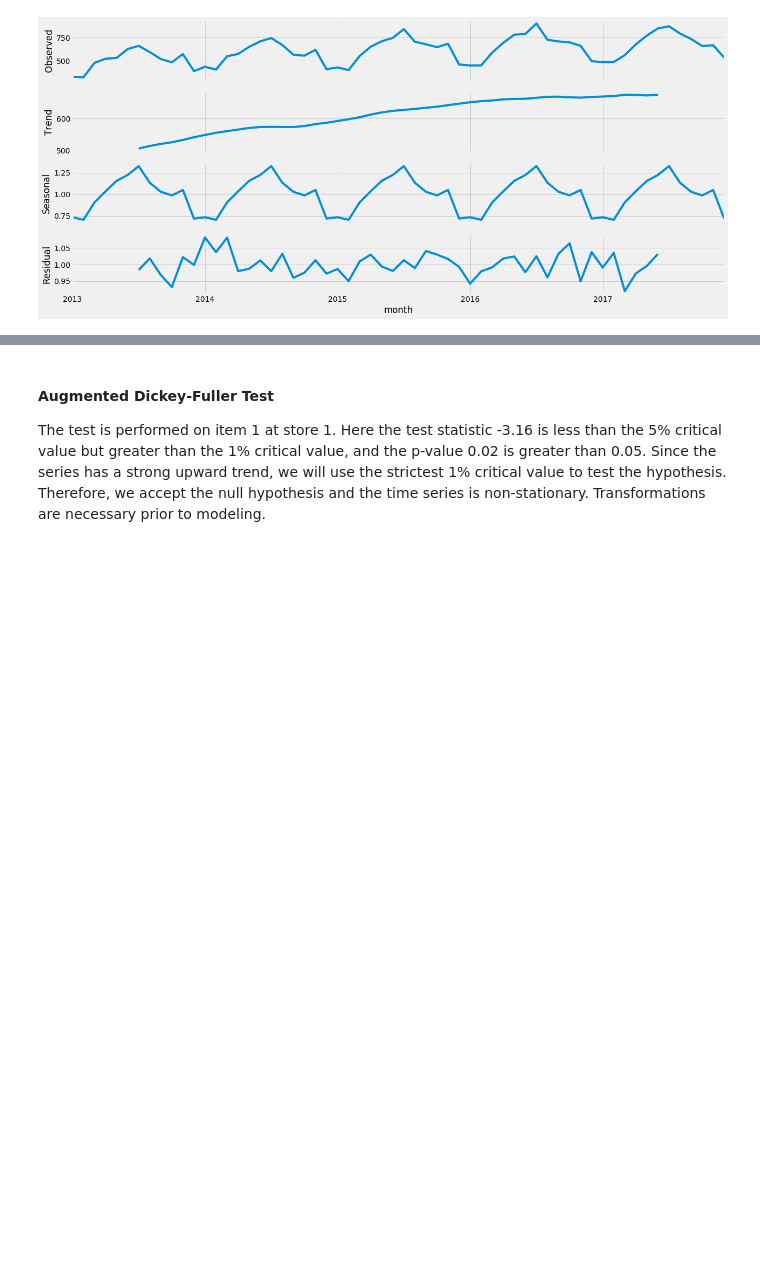
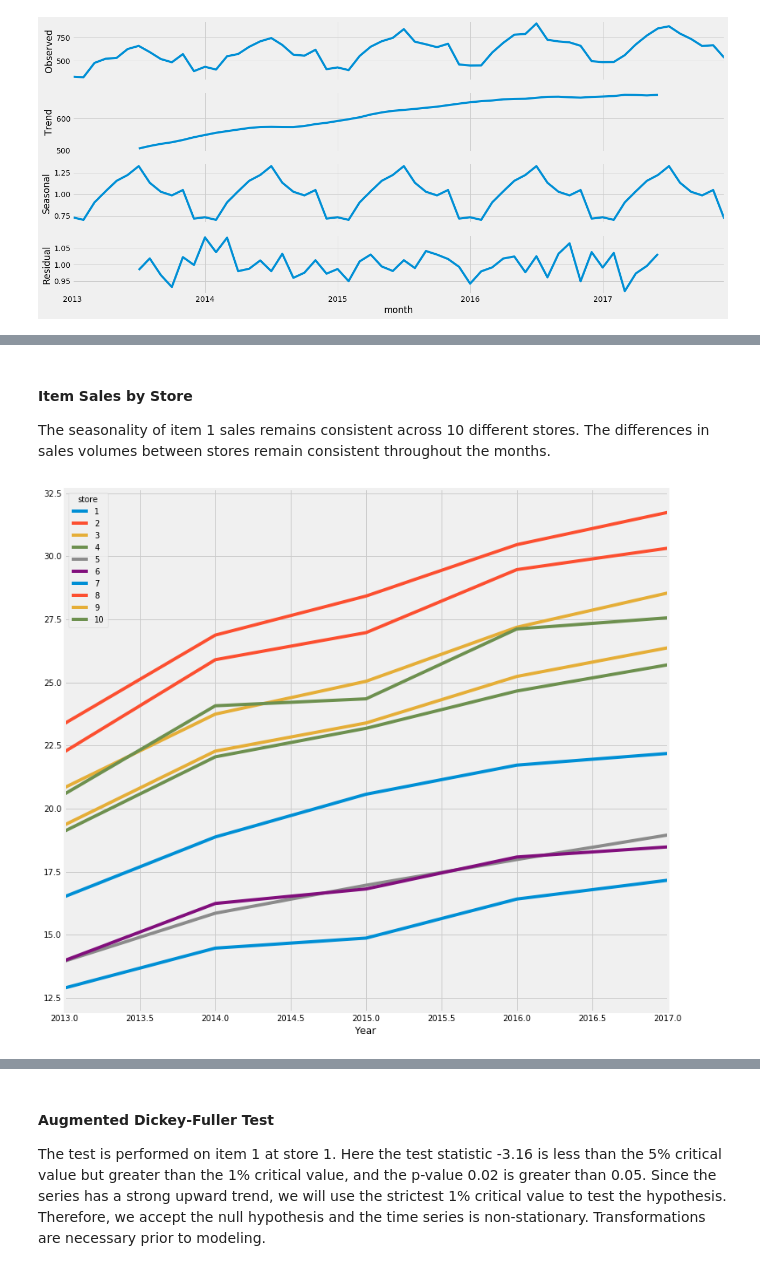
Before and after one commit to chejuichia/DataScienceStudy, a Jupyter notebook: Capstone Project 2/notebooks/eda.ipynb, the cells around one changed output, grey strips where cells are left out. Cells and saved outputs as stored; diff of their text form; code cells hidden in the pictures; blank space fills up the shorter version.

```diff
--- a/Capstone Project 2/notebooks/eda.ipynb
+++ b/Capstone Project 2/notebooks/eda.ipynb
@@ -167,0 +238,8 @@ plt.show();
+# %% [markdown]
+#### Item Sales by Store
+The seasonality of item 1 sales remains consistent across 10 different stores. The differences in sales volumes between stores remain consistent throughout the months.
+# %%
+pivoted = pd.pivot_table(df[df['item']==1], values='sales', columns='store', index='Year')
+pivoted.plot(figsize=(12,12));
+# %% [output]
+[figure, added]
```
Also changed, not shown: parts of 40 cells of this notebook, 3 other files.
